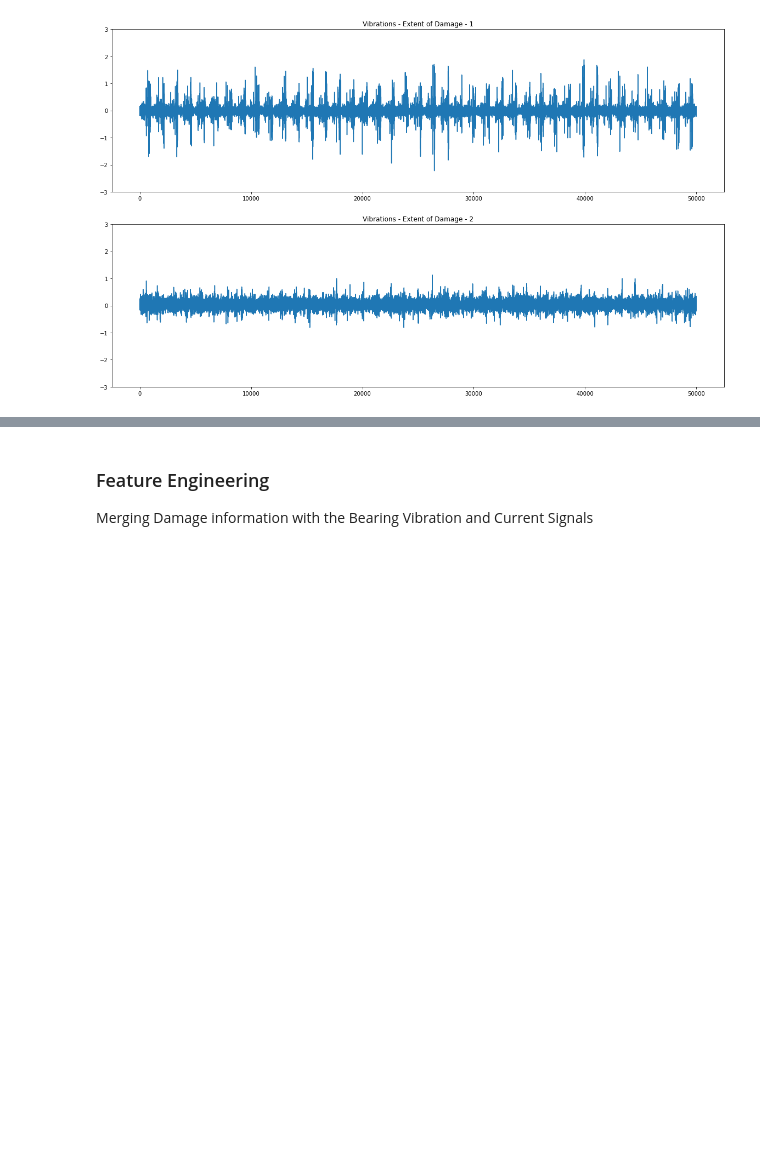
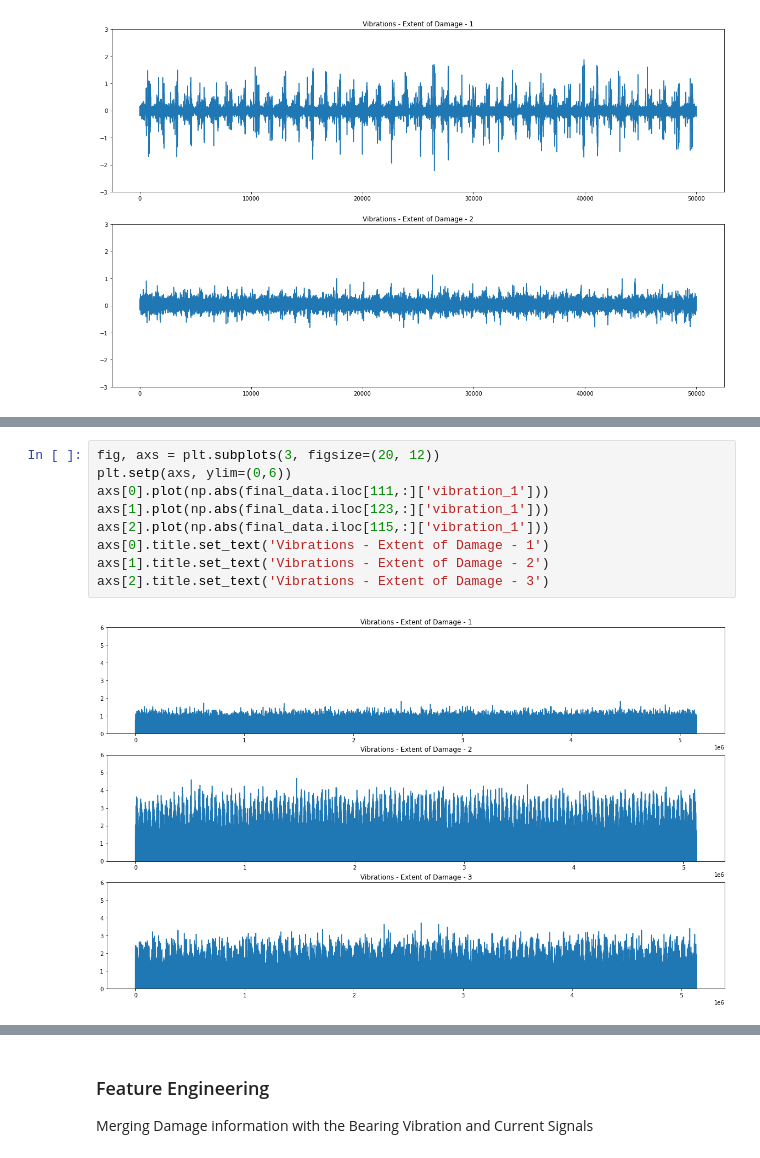
Before and after one commit to data-describe/awesome-data-science-models, a Jupyter notebook: iot-condition-monitoring/EDA/EDA_bearing_condition_monitoring.ipynb, the cells around one changed output, grey strips where cells are left out. Cells and saved outputs as stored; diff of their text form; blank space fills up the shorter version.

```diff
--- a/iot-condition-monitoring/EDA/EDA_bearing_condition_monitoring.ipynb
+++ b/iot-condition-monitoring/EDA/EDA_bearing_condition_monitoring.ipynb
@@ -417,0 +445,11 @@ axs[1].title.set_text('Vibrations - Extent of Damage - 2')
+# %%
+fig, axs = plt.subplots(3, figsize=(20, 12))
+plt.setp(axs, ylim=(0,6))
+axs[0].plot(np.abs(final_data.iloc[111,:]['vibration_1']))
+axs[1].plot(np.abs(final_data.iloc[123,:]['vibration_1']))
+axs[2].plot(np.abs(final_data.iloc[115,:]['vibration_1']))
+axs[0].title.set_text('Vibrations - Extent of Damage - 1')
+axs[1].title.set_text('Vibrations - Extent of Damage - 2')
+axs[2].title.set_text('Vibrations - Extent of Damage - 3')
+# %% [output]
+[figure, added]
```
Also changed, not shown: parts of 10 cells of this notebook.
